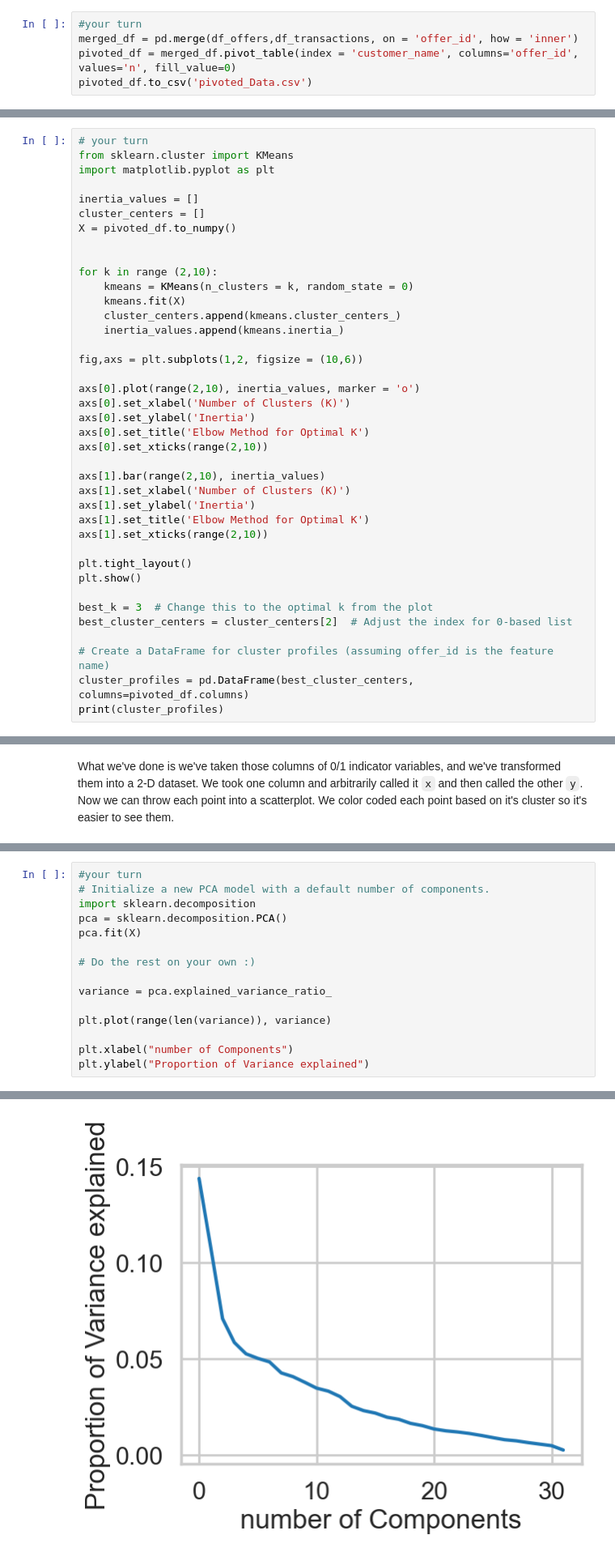
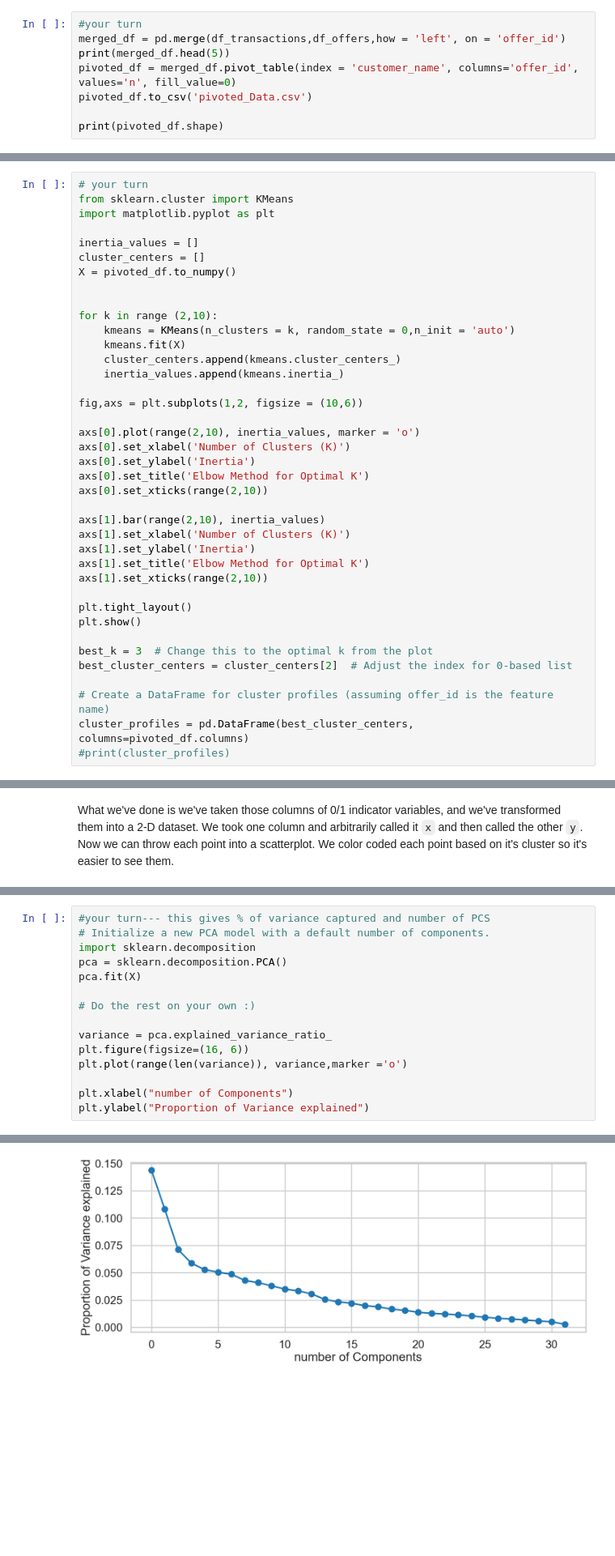
Before and after one commit to ManjuPallavi/Clustering-K-means, a Jupyter notebook: Clustering Case Study - Customer Segmentation with K-Means - Tier 3.ipynb, the cells around one changed output, grey strips where cells are left out. Shown at 81% size. Cells and saved outputs as stored; diff of their text form; blank space fills up the shorter version.

```diff
--- a/Clustering Case Study - Customer Segmentation with K-Means - Tier 3.ipynb
+++ b/Clustering Case Study - Customer Segmentation with K-Means - Tier 3.ipynb
@@ -90,6 +90,9 @@ The first thing we need is a way to compare customers. To do this, we're going t
 </div>
 # %%
 #your turn
-merged_df = pd.merge(df_offers,df_transactions, on = 'offer_id', how = 'inner')
+merged_df = pd.merge(df_transactions,df_offers,how = 'left', on = 'offer_id')
+print(merged_df.head(5))
 pivoted_df = merged_df.pivot_table(index = 'customer_name', columns='offer_id', values='n', fill_value=0)
 pivoted_df.to_csv('pivoted_Data.csv')
+
+print(pivoted_df.shape)
@@ -136,7 +154,7 @@ X = pivoted_df.to_numpy()
 
 
 for k in range (2,10):
-    kmeans = KMeans(n_clusters = k, random_state = 0)
+    kmeans = KMeans(n_clusters = k, random_state = 0,n_init = 'auto')
     kmeans.fit(X)
     cluster_centers.append(kmeans.cluster_centers_)
     inertia_values.append(kmeans.inertia_)
@@ -163,5 +181,5 @@ best_cluster_centers = cluster_centers[2]  # Adjust the index for 0-based list
 
 # Create a DataFrame for cluster profiles (assuming offer_id is the feature name)
 cluster_profiles = pd.DataFrame(best_cluster_centers, columns=pivoted_df.columns)
-print(cluster_profiles)
+#print(cluster_profiles)
 # %% [output]
@@ -509,20 +541,20 @@ What we've done is we've taken those columns of 0/1 indicator variables, and we'
 <p><b>Exercise:</b> Using a new PCA object shown in the next cell, plot the `explained_variance_` field and look for the elbow point, the point where the curve's rate of descent seems to slow sharply. This value is one possible value for the optimal number of dimensions. What is it?</p>
 </div>
 # %%
-#your turn
+#your turn--- this gives % of variance captured and number of PCS
 # Initialize a new PCA model with a default number of components.
 import sklearn.decomposition
 pca = sklearn.decomposition.PCA()
 pca.fit(X)
 
 # Do the rest on your own :)
 
 variance = pca.explained_variance_ratio_
-
-plt.plot(range(len(variance)), variance)
+plt.figure(figsize=(16, 6))
+plt.plot(range(len(variance)), variance,marker ='o')
 
 plt.xlabel("number of Components")
 plt.ylabel("Proportion of Variance explained")
 # %% [output]
 Text(0, 0.5, 'Proportion of Variance explained')
-[figure, old version]
+[figure, new version]
```
Also changed, not shown: parts of 30 cells of this notebook.
